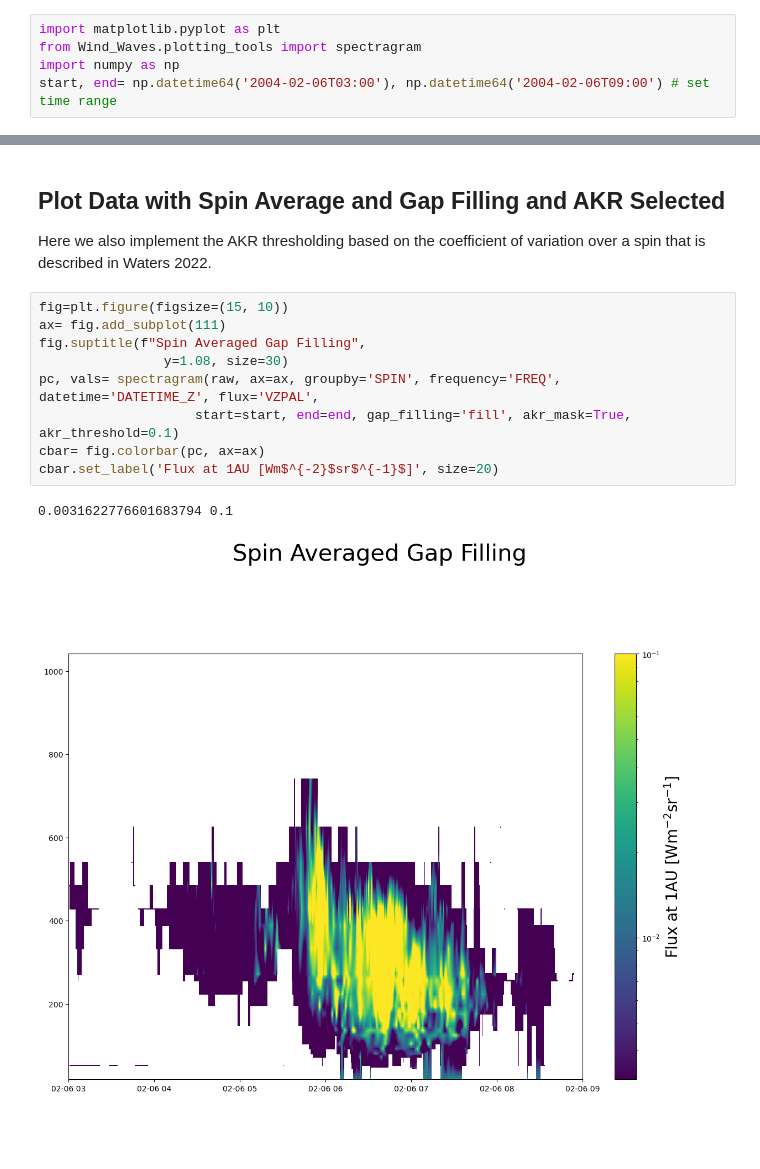
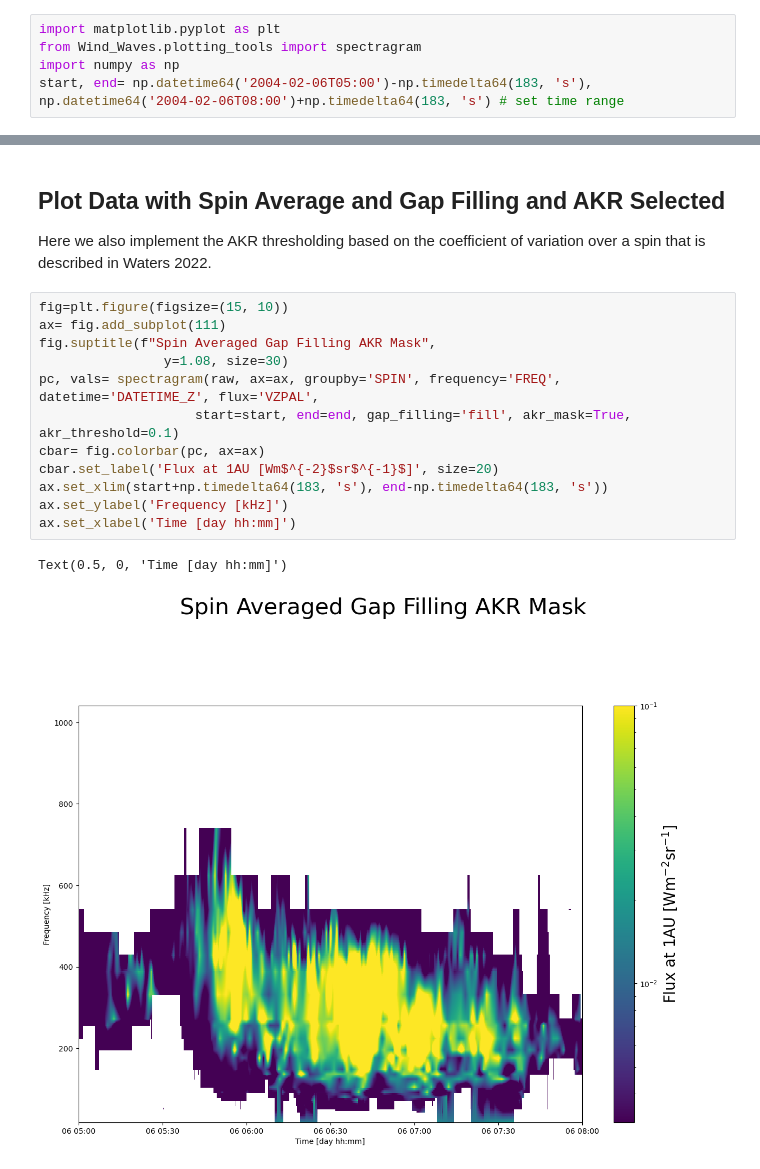
Before and after one commit to 08walkersj/Wind_Waves, a Jupyter notebook: Notebooks/high_resolution_spectragram.ipynb, the cells around one changed output, grey strips where cells are left out. Cells and saved outputs as stored; diff of their text form; blank space fills up the shorter version.

Commit message:
added Figure labels and adjusted time range

```diff
--- a/Notebooks/high_resolution_spectragram.ipynb
+++ b/Notebooks/high_resolution_spectragram.ipynb
@@ -6,7 +6,7 @@ In this notebook we show case the spectragram function and the advantages of the
 import matplotlib.pyplot as plt
 from Wind_Waves.plotting_tools import spectragram
 import numpy as np
-start, end= np.datetime64('2004-02-06T03:00'), np.datetime64('2004-02-06T09:00') # set time range
+start, end= np.datetime64('2004-02-06T05:00')-np.timedelta64(183, 's'), np.datetime64('2004-02-06T08:00')+np.timedelta64(183, 's') # set time range
 # %% [markdown]
 ## Load Raw Data
 Here we use vaex to load the raw example files that we need for the spectragram.
@@ -119,12 +161,15 @@ Here we also implement the AKR thresholding based on the coefficient of variatio
 # %%
 fig=plt.figure(figsize=(15, 10))
 ax= fig.add_subplot(111)
-fig.suptitle(f"Spin Averaged Gap Filling",
+fig.suptitle(f"Spin Averaged Gap Filling AKR Mask",
                 y=1.08, size=30)
 pc, vals= spectragram(raw, ax=ax, groupby='SPIN', frequency='FREQ', datetime='DATETIME_Z', flux='VZPAL',
                     start=start, end=end, gap_filling='fill', akr_mask=True, akr_threshold=0.1)
 cbar= fig.colorbar(pc, ax=ax)
 cbar.set_label('Flux at 1AU [Wm$^{-2}$sr$^{-1}$]', size=20)
+ax.set_xlim(start+np.timedelta64(183, 's'), end-np.timedelta64(183, 's'))
+ax.set_ylabel('Frequency [kHz]')
+ax.set_xlabel('Time [day hh:mm]')
 # %% [output]
-0.0031622776601683794 0.1
+Text(0.5, 0, 'Time [day hh:mm]')
-[figure, old version]
+[figure, new version]
```
Also changed, not shown: parts of 8 cells of this notebook.
